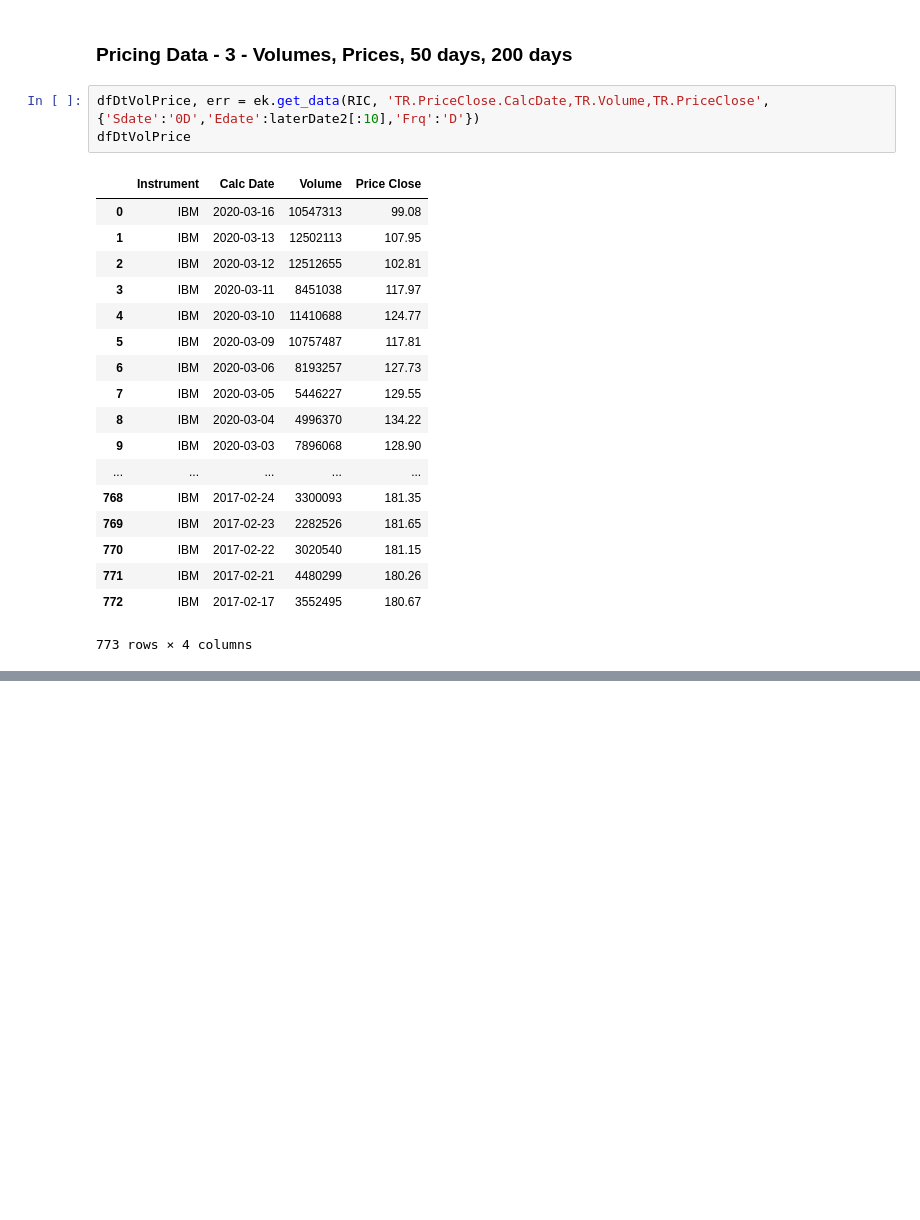
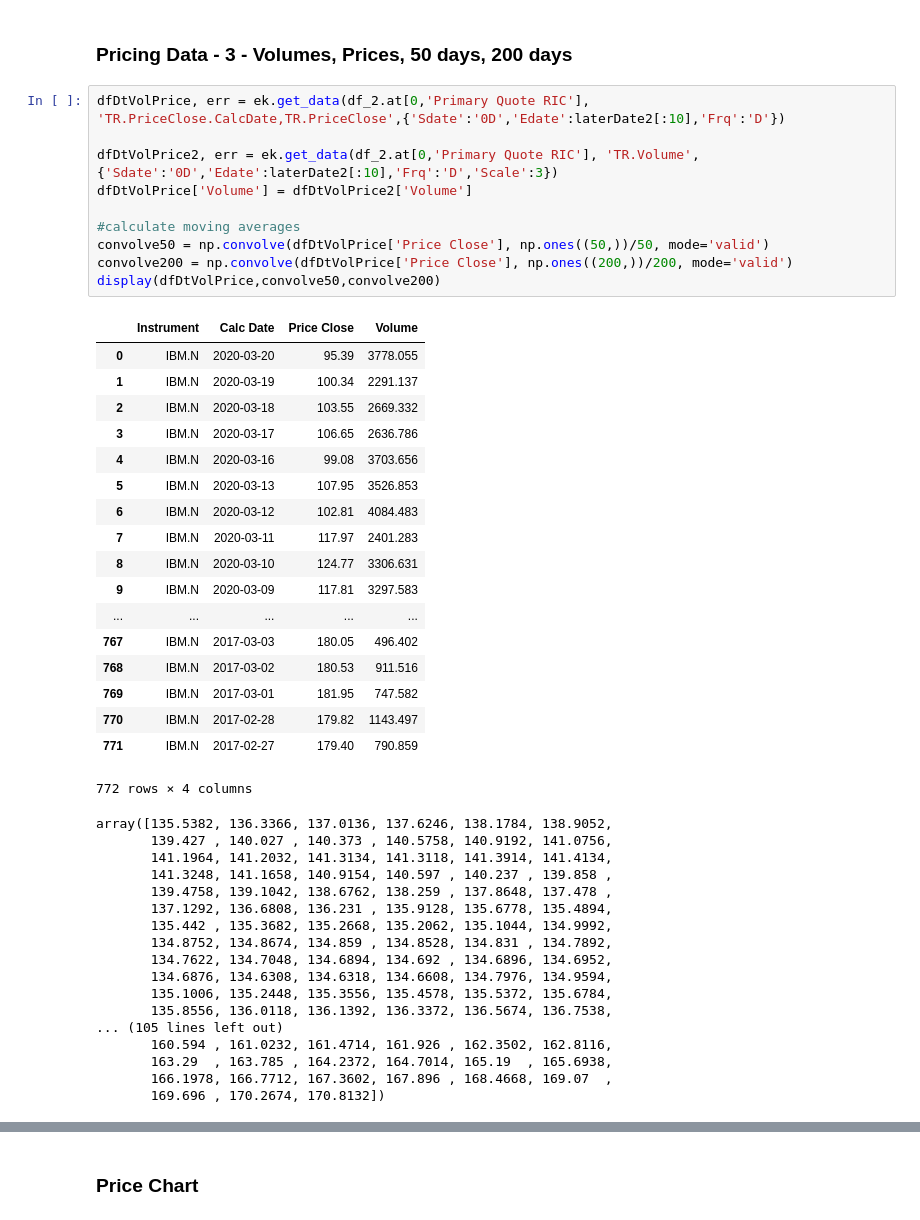
Before and after one commit to LSEG-API-Samples/Article.EikonAPI.Python.CompanyTearsheet, a Jupyter notebook: EikonCompanyTearSheet.ipynb, the cells around one changed output, grey strips where cells are left out. Cells and saved outputs as stored; diff of their text form; blank space fills up the shorter version.

```diff
--- a/EikonCompanyTearSheet.ipynb
+++ b/EikonCompanyTearSheet.ipynb
@@ -445,24 +428,48 @@ display(laterDate1,laterDate2)
 # %% [markdown]
 ### Pricing Data - 3 - Volumes, Prices, 50 days, 200 days
-# %%
-dfDtVolPrice, err = ek.get_data(RIC, 'TR.PriceClose.CalcDate,TR.Volume,TR.PriceClose',{'Sdate':'0D','Edate':laterDate2[:10],'Frq':'D'})
-dfDtVolPrice
-# %% [output]
-|  | Instrument | Calc Date | Volume | Price Close |
-| 0 | IBM | 2020-03-16 | 10547313 | 99.08 |
-| 1 | IBM | 2020-03-13 | 12502113 | 107.95 |
-| 2 | IBM | 2020-03-12 | 12512655 | 102.81 |
-| 3 | IBM | 2020-03-11 | 8451038 | 117.97 |
-| 4 | IBM | 2020-03-10 | 11410688 | 124.77 |
-| 5 | IBM | 2020-03-09 | 10757487 | 117.81 |
-| 6 | IBM | 2020-03-06 | 8193257 | 127.73 |
-| 7 | IBM | 2020-03-05 | 5446227 | 129.55 |
-| 8 | IBM | 2020-03-04 | 4996370 | 134.22 |
-| 9 | IBM | 2020-03-03 | 7896068 | 128.90 |
-| ... | ... | ... | ... | ... |
-| 768 | IBM | 2017-02-24 | 3300093 | 181.35 |
-| 769 | IBM | 2017-02-23 | 2282526 | 181.65 |
-| 770 | IBM | 2017-02-22 | 3020540 | 181.15 |
-| 771 | IBM | 2017-02-21 | 4480299 | 180.26 |
-| 772 | IBM | 2017-02-17 | 3552495 | 180.67 |
-773 rows × 4 columns
+# %%
+dfDtVolPrice, err = ek.get_data(df_2.at[0,'Primary Quote RIC'], 'TR.PriceClose.CalcDate,TR.PriceClose',{'Sdate':'0D','Edate':laterDate2[:10],'Frq':'D'})
+
+dfDtVolPrice2, err = ek.get_data(df_2.at[0,'Primary Quote RIC'], 'TR.Volume',{'Sdate':'0D','Edate':laterDate2[:10],'Frq':'D','Scale':3})
+dfDtVolPrice['Volume'] = dfDtVolPrice2['Volume']
+
+#calculate moving averages
+convolve50 = np.convolve(dfDtVolPrice['Price Close'], np.ones((50,))/50, mode='valid')
+convolve200 = np.convolve(dfDtVolPrice['Price Close'], np.ones((200,))/200, mode='valid')
+display(dfDtVolPrice,convolve50,convolve200)
+# %% [output]
+|  | Instrument | Calc Date | Price Close | Volume |
+| 0 | IBM.N | 2020-03-20 | 95.39 | 3778.055 |
+| 1 | IBM.N | 2020-03-19 | 100.34 | 2291.137 |
+| 2 | IBM.N | 2020-03-18 | 103.55 | 2669.332 |
+| 3 | IBM.N | 2020-03-17 | 106.65 | 2636.786 |
+| 4 | IBM.N | 2020-03-16 | 99.08 | 3703.656 |
+| 5 | IBM.N | 2020-03-13 | 107.95 | 3526.853 |
+| 6 | IBM.N | 2020-03-12 | 102.81 | 4084.483 |
+| 7 | IBM.N | 2020-03-11 | 117.97 | 2401.283 |
+| 8 | IBM.N | 2020-03-10 | 124.77 | 3306.631 |
+| 9 | IBM.N | 2020-03-09 | 117.81 | 3297.583 |
+| ... | ... | ... | ... | ... |
+| 767 | IBM.N | 2017-03-03 | 180.05 | 496.402 |
+| 768 | IBM.N | 2017-03-02 | 180.53 | 911.516 |
+| 769 | IBM.N | 2017-03-01 | 181.95 | 747.582 |
+| 770 | IBM.N | 2017-02-28 | 179.82 | 1143.497 |
+| 771 | IBM.N | 2017-02-27 | 179.40 | 790.859 |
+772 rows × 4 columns
+array([135.5382, 136.3366, 137.0136, 137.6246, 138.1784, 138.9052,
+       139.427 , 140.027 , 140.373 , 140.5758, 140.9192, 141.0756,
+       141.1964, 141.2032, 141.3134, 141.3118, 141.3914, 141.4134,
+       141.3248, 141.1658, 140.9154, 140.597 , 140.237 , 139.858 ,
+       139.4758, 139.1042, 138.6762, 138.259 , 137.8648, 137.478 ,
+       137.1292, 136.6808, 136.231 , 135.9128, 135.6778, 135.4894,
+       135.442 , 135.3682, 135.2668, 135.2062, 135.1044, 134.9992,
+       134.8752, 134.8674, 134.859 , 134.8528, 134.831 , 134.7892,
+       134.7622, 134.7048, 134.6894, 134.692 , 134.6896, 134.6952,
+       134.6876, 134.6308, 134.6318, 134.6608, 134.7976, 134.9594,
+       135.1006, 135.2448, 135.3556, 135.4578, 135.5372, 135.6784,
+       135.8556, 136.0118, 136.1392, 136.3372, 136.5674, 136.7538,
+... (105 lines left out)
+       160.594 , 161.0232, 161.4714, 161.926 , 162.3502, 162.8116,
+       163.29  , 163.785 , 164.2372, 164.7014, 165.19  , 165.6938,
+       166.1978, 166.7712, 167.3602, 167.896 , 168.4668, 169.07  ,
+       169.696 , 170.2674, 170.8132])
@@ -468,0 +493,2 @@ dfDtVolPrice
+# %% [markdown]
+### Price Chart
```
Also changed, not shown: parts of 10 cells of this notebook.
